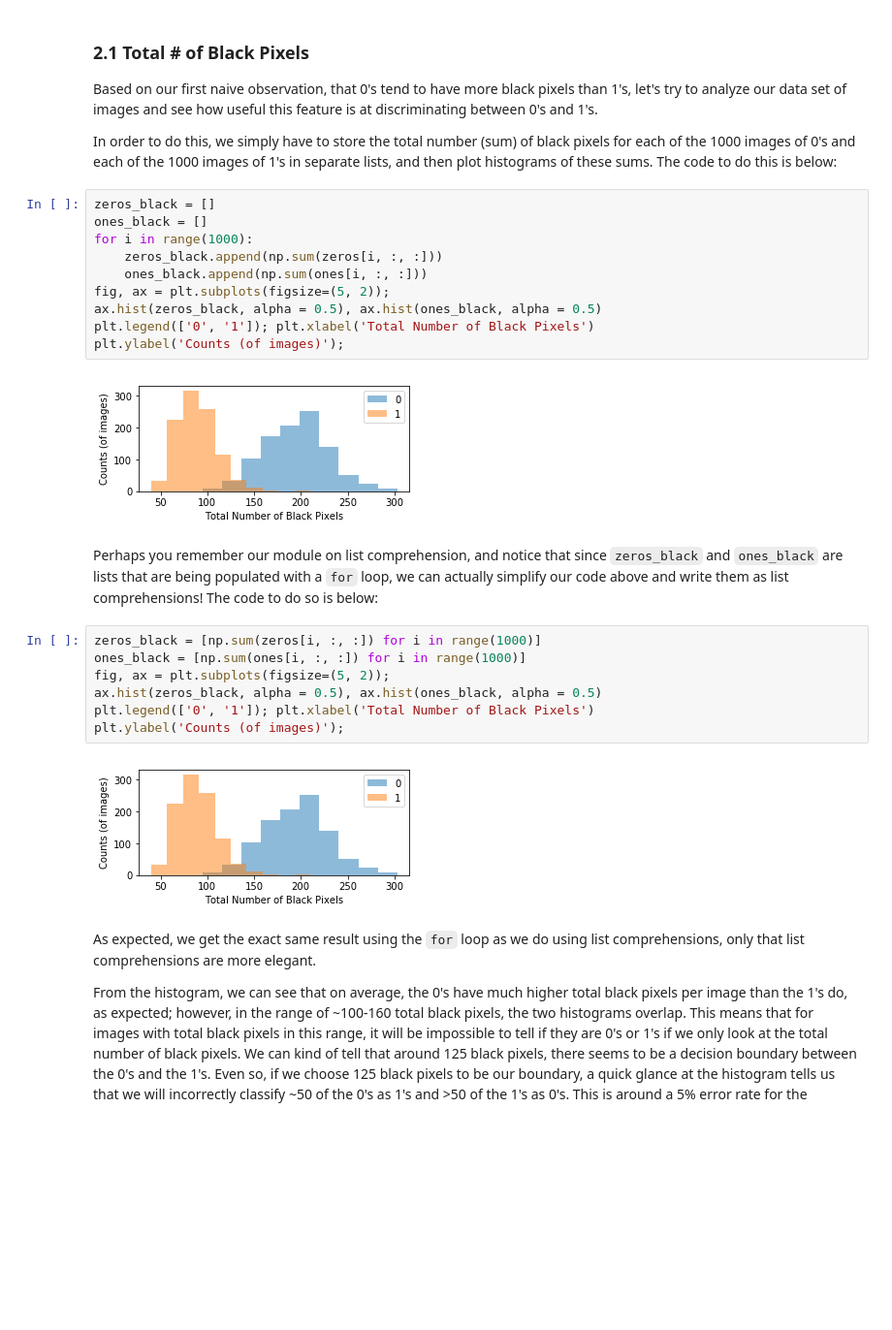
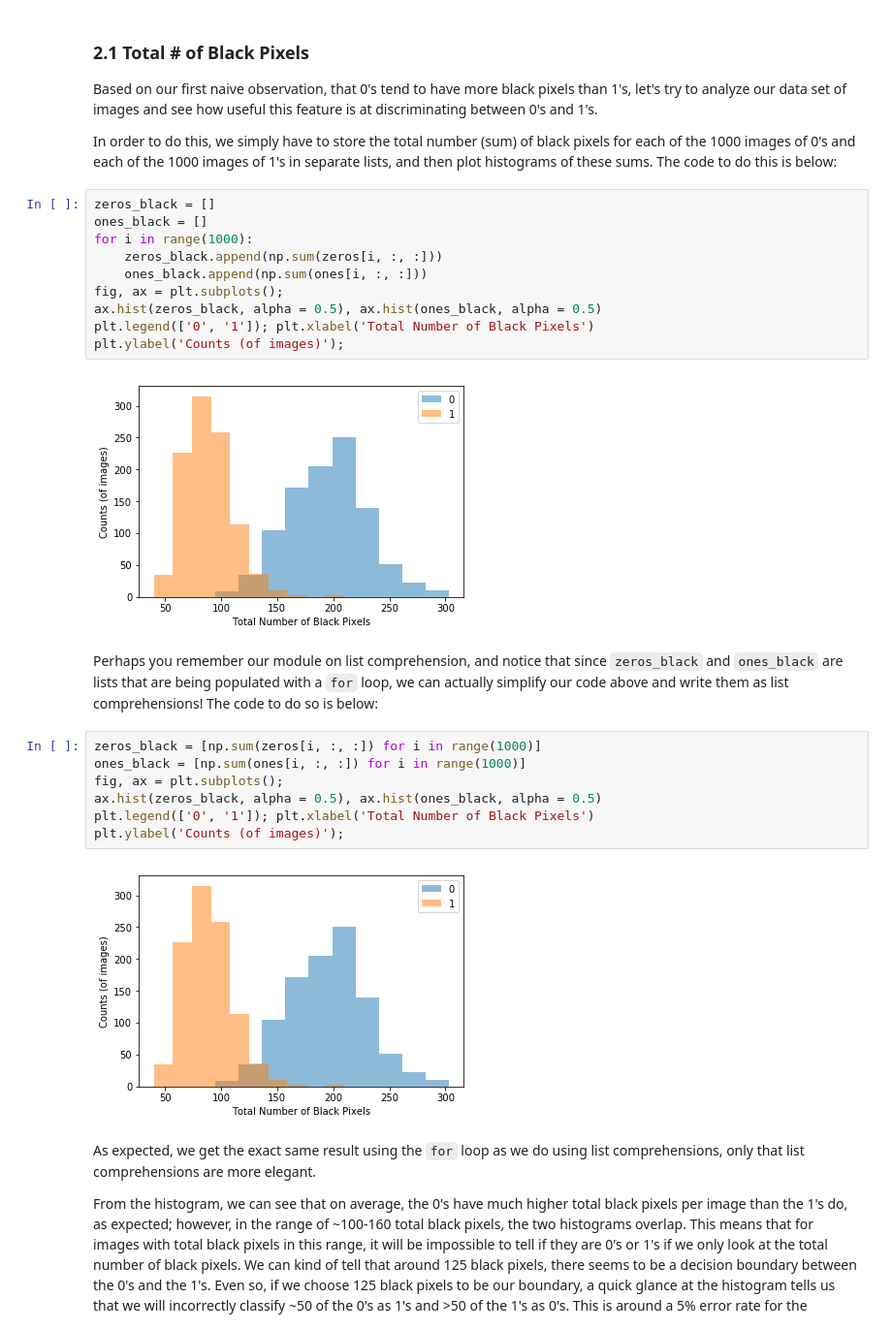
Before and after one commit to guojoanna/Scientific-Computing-in-Python-For-BMES, a Jupyter notebook: Finished Python Tutorial/5 - Image Processing.ipynb, the cells around one changed output. Shown: that part at 97% size. Saved outputs shown, nothing was run; the diff lists cells and outputs as text; blank space fills up the shorter version.

```diff
--- a/Finished Python Tutorial/5 - Image Processing.ipynb
+++ b/Finished Python Tutorial/5 - Image Processing.ipynb
@@ -77,26 +77,26 @@ In order to do this, we simply have to store the total number (sum) of black pix
 # %%
 zeros_black = []
 ones_black = []
 for i in range(1000):
     zeros_black.append(np.sum(zeros[i, :, :]))
     ones_black.append(np.sum(ones[i, :, :]))
-fig, ax = plt.subplots(figsize=(5, 2));
+fig, ax = plt.subplots();
 ax.hist(zeros_black, alpha = 0.5), ax.hist(ones_black, alpha = 0.5)
 plt.legend(['0', '1']); plt.xlabel('Total Number of Black Pixels')
 plt.ylabel('Counts (of images)');
 # %% [output]
-[figure, old version]
+[figure, new version]
 # %% [markdown]
 Perhaps you remember our module on list comprehension, and notice that since `zeros_black` and `ones_black` are lists that are being populated with a `for` loop, we can actually simplify our code above and write them as list comprehensions! The code to do so is below:
 # %%
 zeros_black = [np.sum(zeros[i, :, :]) for i in range(1000)]
 ones_black = [np.sum(ones[i, :, :]) for i in range(1000)]
-fig, ax = plt.subplots(figsize=(5, 2));
+fig, ax = plt.subplots();
 ax.hist(zeros_black, alpha = 0.5), ax.hist(ones_black, alpha = 0.5)
 plt.legend(['0', '1']); plt.xlabel('Total Number of Black Pixels')
 plt.ylabel('Counts (of images)');
 # %% [output]
-[figure, old version]
+[figure, new version]
 # %% [markdown]
 As expected, we get the exact same result using the `for` loop as we do using list comprehensions, only that list comprehensions are more elegant.
 
```
